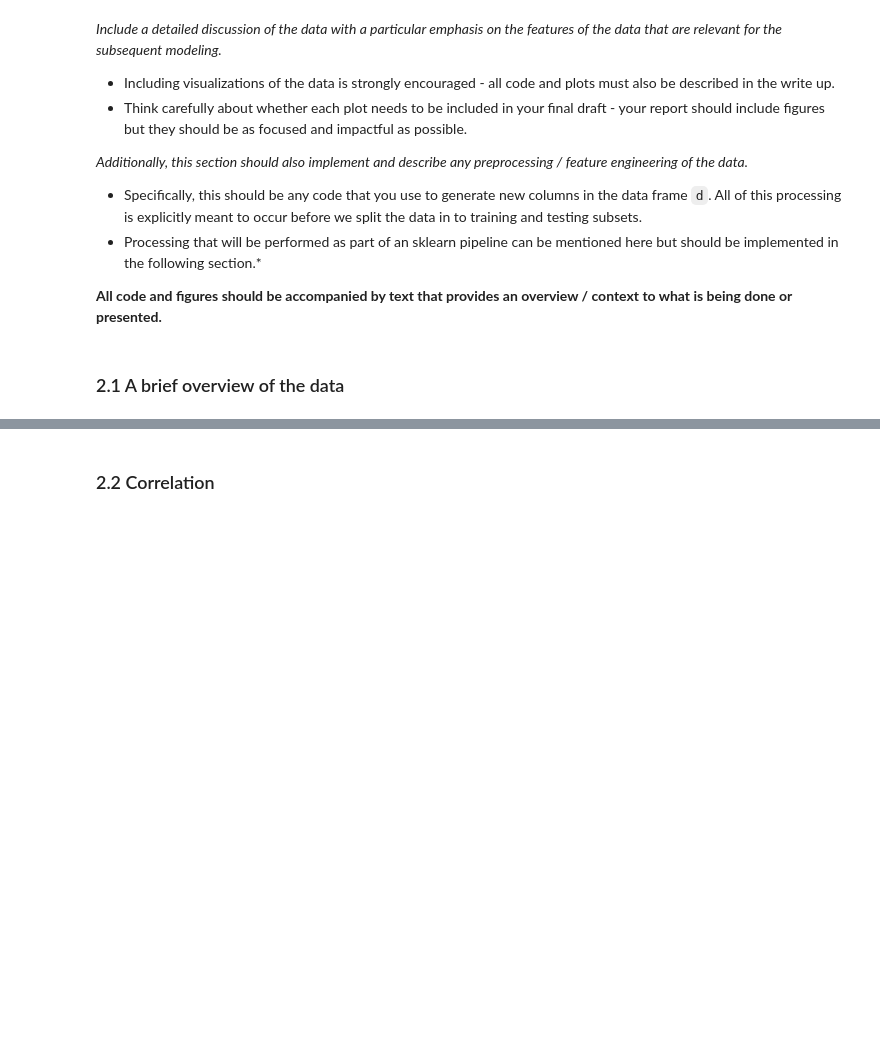
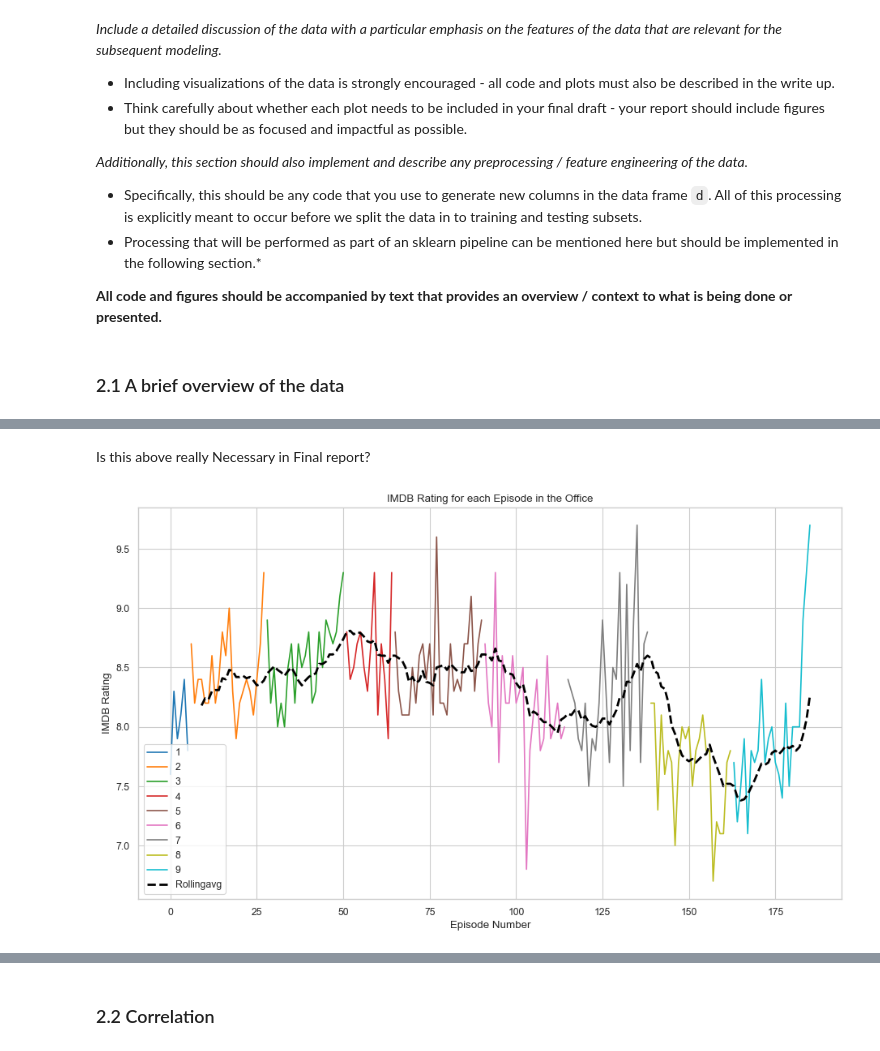
Before and after one commit to aidangarrity/MachineLearningProj1, a Jupyter notebook: project1.ipynb, the cells around one changed output, grey strips where cells are left out. Cells and saved outputs as stored; diff of their text form; code cells hidden in the pictures; blank space fills up the shorter version.

```diff
--- a/project1.ipynb
+++ b/project1.ipynb
@@ -140,0 +131,15 @@ Looking at the columns, we choose to omit the 'seasons', 'episode', 'episode_nam
+# %% [markdown]
+Is this above really Necessary in Final report?
+# %%
+data_indexed = data.reset_index()
+cmap = plt.get_cmap("tab10")
+sns.set_style(style= 'whitegrid')
+sns.lineplot(data = data_indexed, x = 'index', y = 'imdb_rating', hue = 'season', palette= cmap, legend = 'full')
+data_indexed[ '10ep_rolling_avg' ] = data_indexed.imdb_rating.rolling(10).mean()
+sns.lineplot( x = 'index', y = '10ep_rolling_avg', data = data_indexed, label = 'Rollingavg', linestyle='dashed', color = 'black', linewidth = 2.5)
+plt.title('IMDB Rating for each Episode in the Office')
+plt.xlabel('Episode Number')
+plt.ylabel('IMDB Rating')
+plt.show()
+# %% [output]
+[figure, added]
```
Also changed, not shown: parts of 10 cells of this notebook.
